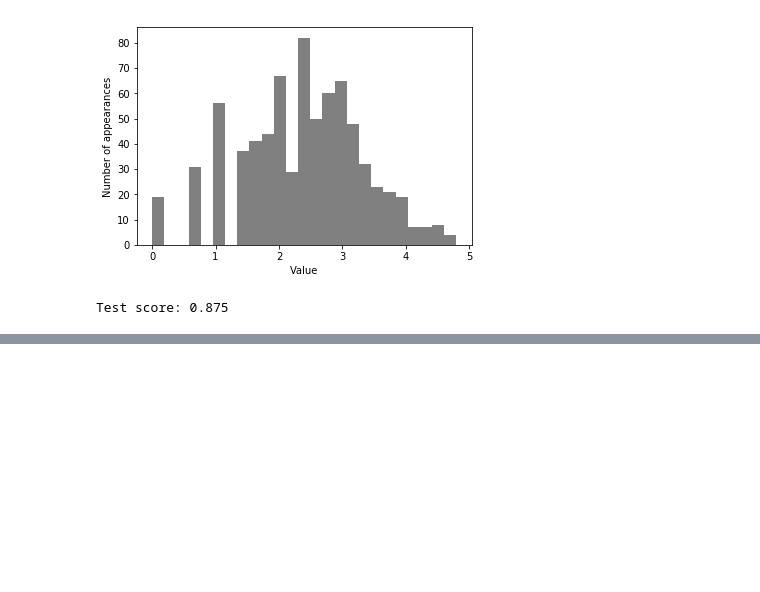
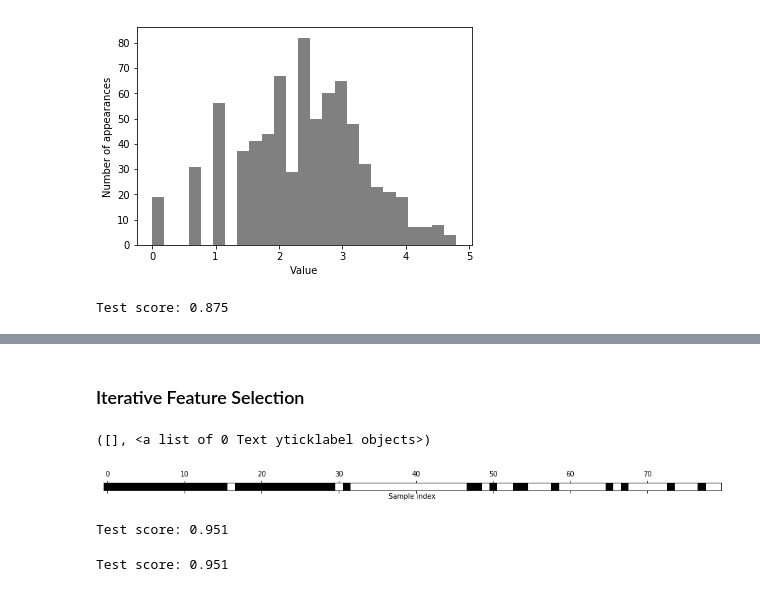
Before and after one commit to rodferro/introduction-to-ml, a Jupyter notebook: 04-representing-data-feature-engineering.ipynb, the cells around one changed output, grey strips where cells are left out. Saved outputs shown, nothing was run; the diff lists cells and outputs as text; code cells hidden in the pictures; blank space fills up the shorter version.

```diff
--- a/04-representing-data-feature-engineering.ipynb
+++ b/04-representing-data-feature-engineering.ipynb
@@ -385,0 +480,28 @@ Test score: 0.875
+# %% [markdown]
+### Iterative Feature Selection
+# %%
+from sklearn.feature_selection import RFE
+select = RFE(RandomForestClassifier(n_estimators=100, random_state=42),
+             n_features_to_select=40)
+
+select.fit(X_train, y_train)
+# visualize the selected features:
+mask = select.get_support()
+plt.matshow(mask.reshape(1, -1), cmap='gray_r')
+plt.xlabel("Sample index")
+plt.yticks(())
+# %% [output]
+([], <a list of 0 Text yticklabel objects>)
+[figure, added]
+# %%
+X_train_rfe = select.transform(X_train)
+X_test_rfe = select.transform(X_test)
+
+score = LogisticRegression().fit(X_train_rfe, y_train).score(X_test_rfe, y_test)
+print("Test score: {:.3f}".format(score))
+# %% [output]
+Test score: 0.951
+# %%
+print("Test score: {:.3f}".format(select.score(X_test, y_test)))
+# %% [output]
+Test score: 0.951
```
Also changed, not shown: parts of 10 cells of this notebook.
